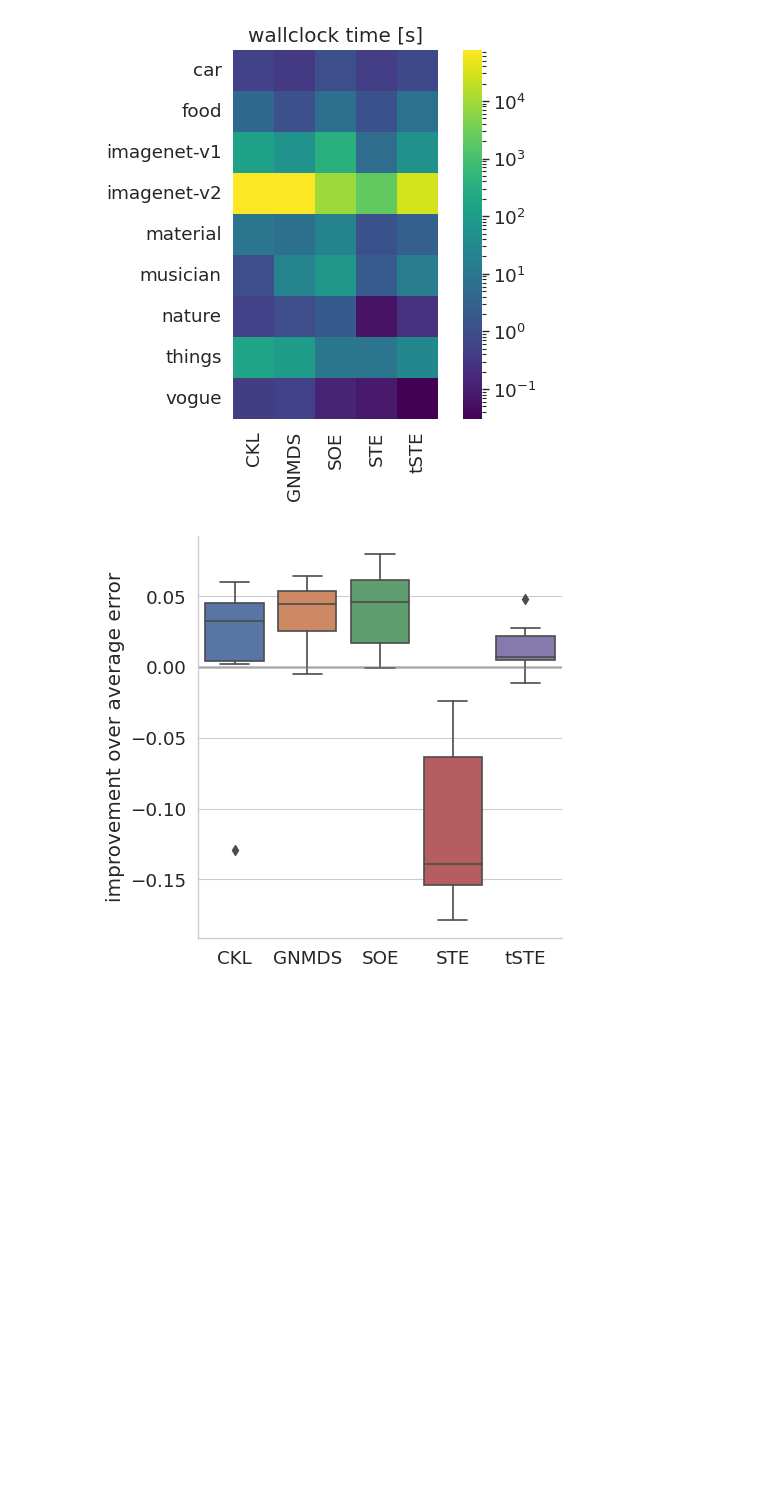
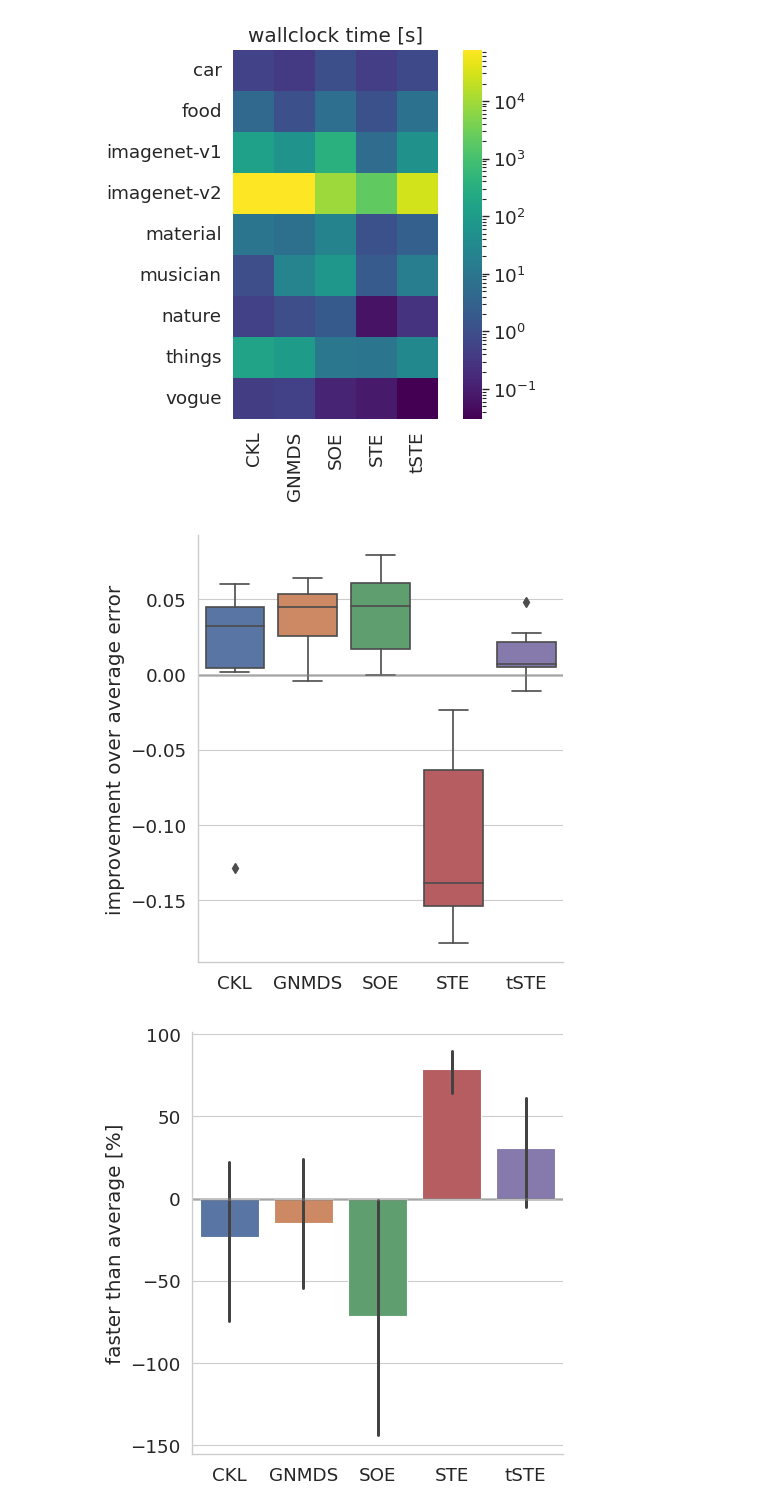
Before and after one commit to cblearn/cblearn-benchmark, a Jupyter notebook: scripts/plot_results.ipynb, the cells around one changed output. Drawn from its saved outputs; the diff is of its cells as text; code cells hidden in the pictures; blank space fills up the shorter version.

Commit message:
Add plot with all cblearn estimators

```diff
--- a/scripts/plot_results.ipynb
+++ b/scripts/plot_results.ipynb
@@ -99,13 +99,12 @@ results
 # %% [markdown]
 ## Plot results
 # %%
-sns.catplot(data=results.query('library == "cblearn" and not is_gpu').sort_values(by='n_objects'),
-            x="dataset", y="error", kind="box")
+fg = sns.catplot(data=results.query('library == "cblearn" and not is_gpu').sort_values(by='n_objects'),
+                 x="dataset", y="error", kind="box")
 plt.xticks(rotation=45, horizontalalignment='right')
-plt.ylabel('triplet error')
-plt.xlabel('')
-plt.savefig(plot_dir / f'error-per-dataset_cblearn.pdf')
-plt.savefig(plot_dir / f'error-per-dataset_cblearn.png')
+fg.set(ylabel='triplet error', xlabel='')
+fg.savefig(plot_dir / f'error-per-dataset_cblearn.pdf')
+fg.savefig(plot_dir / f'error-per-dataset_cblearn.png')
 # %% [output]
 [figure]
 # %%
@@ -131,28 +130,29 @@ plt.savefig(plot_dir / f'time-per-dataset-algorithm_cblearn.png')
 # %%
 def plot_error_improvement(df, y='error', groupby='dataset', kind='box', **kwargs):
     mean = df.groupby(groupby)[y].transform('mean')
     df[f'rel_{y}'] = mean - df[y]
     fg = sns.catplot(data=df, x="algorithm", y=f'rel_{y}', kind=kind, **kwargs)
-    plt.xticks(rotation=0, horizontalalignment='center')
-    plt.ylabel(f"improvement over average {y}")
-    plt.axhline(0, color='grey', alpha=0.5, lw=2)
-    plt.xlabel('')
+    fg.set(ylabel=f"improvement over average {y}", xlabel='')
+    fg.map(plt.axhline, y=0, color='grey', alpha=0.5, lw=2)
     return fg
 
 def plot_time_improvement(df, y='cpu_time', groupby='dataset', kind='bar', **kwargs):
     mean = df.groupby(groupby)[y].transform('mean')
     df[f'rel_{y}'] = (mean - df[y]) / mean * 100
     fg = sns.catplot(data=df, x="algorithm", y=f'rel_{y}', kind=kind, **kwargs)
-    plt.xticks(rotation=0, horizontalalignment='center')
-    plt.ylabel(f"faster than average [%]")
-    plt.axhline(0, color='grey', alpha=0.5, lw=2)
-    plt.xlabel('')
+    fg.set(ylabel=f"faster than average [%]", xlabel='')
+    fg.map(plt.axhline, y=0, color='grey', alpha=0.5, lw=2)
     return fg
 
 
 df = results.query('library == "cblearn" and not is_gpu').copy(deep=True)
-plot_error_improvement(df)
+fg = plot_error_improvement(df)
 fg.savefig(plot_dir / f'deltaerror-per-algorithm_cblearn.pdf')
 fg.savefig(plot_dir / f'deltaerror-per-algorithm_cblearn.png')
+
+fg = plot_time_improvement(df, y='cpu_time', kind='bar')
+fg.savefig(plot_dir / f'deltatime-per-algorithm_cblearn.pdf')
+fg.savefig(plot_dir / f'deltatime-per-algorithm_cblearn.png')
 # %% [output]
-[figure, old version]
+[figure, new version]
+[figure, added]
```
Also changed, not shown: parts of 5 cells of this notebook, 12 other files.
